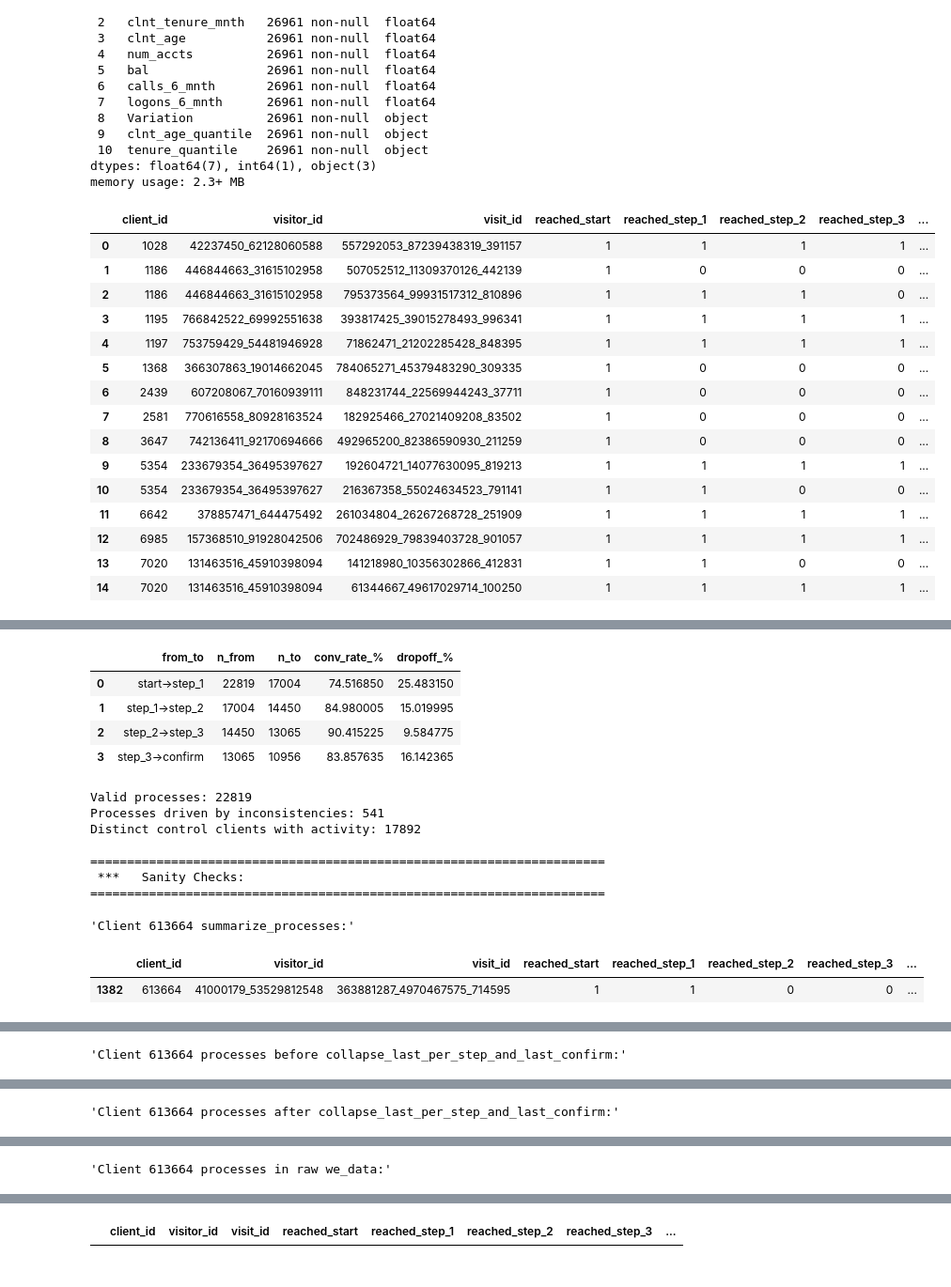
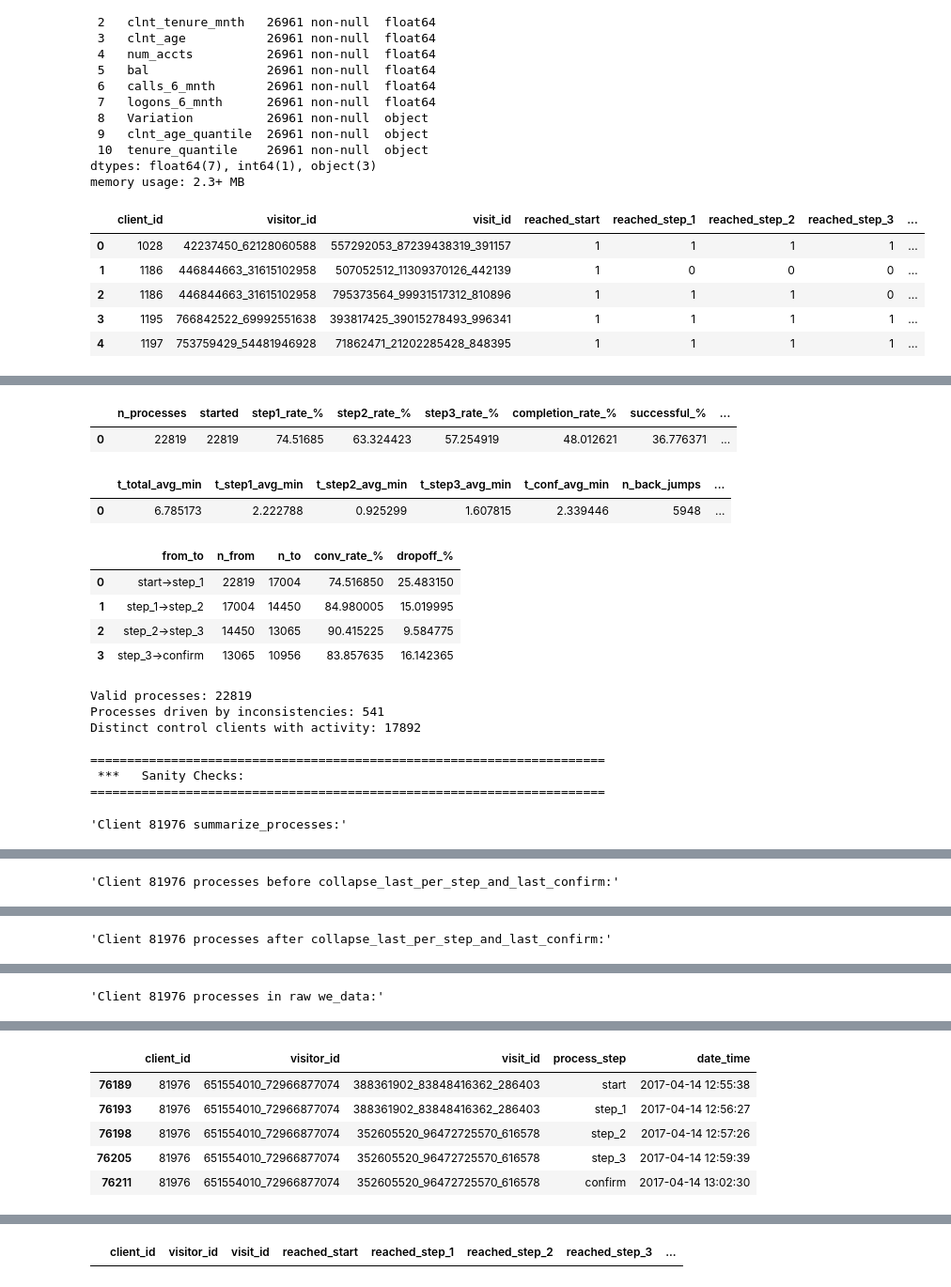
Before and after one commit to luispabloaiello-da/vanguard_project, a Jupyter notebook: notebooks/vanguard_funnel_kpis_.ipynb, the cells around one changed output, grey strips where cells are left out. Shown: that part at 94% size. Cells and saved outputs as stored; diff of their text form; code cells hidden in the pictures.

```diff
--- a/notebooks/vanguard_funnel_kpis_.ipynb
+++ b/notebooks/vanguard_funnel_kpis_.ipynb
@@ -228,15 +228,16 @@ def kpis_from_processes(proc: pd.DataFrame) -> pd.DataFrame:
         'completed_with_errors_%'   : 100*(d['outcome'].eq('completed_with_errors').sum())/denom,
         'fail%'                     : 100*(d['outcome'].eq('fail').sum())/denom,
         't_total_avg_min'   : float(np.nanmean(d['t_total'])),
-        't_total_median_min'   : float(np.nanmedian(d['t_total'])),
+        # 't_total_median_min'   : float(np.nanmedian(d['t_total'])),
         't_step1_avg_min'   : float(np.nanmean(d['t_start_step1'])),
-        't_step1_median_min'   : float(np.nanmedian(d['t_start_step1'])),
+        # 't_step1_median_min'   : float(np.nanmedian(d['t_start_step1'])),
         't_step2_avg_min'   : float(np.nanmean(d['t_step1_step2'])),
-        't_step2_median_min'   : float(np.nanmedian(d['t_step1_step2'])),
+        # 't_step2_median_min'   : float(np.nanmedian(d['t_step1_step2'])),
         't_step3_avg_min'   : float(np.nanmean(d['t_step2_step3'])),
-        't_step3_median_min'   : float(np.nanmedian(d['t_step2_step3'])),
+        # 't_step3_median_min'   : float(np.nanmedian(d['t_step2_step3'])),
         't_conf_avg_min'    : float(np.nanmean(d['t_step3_conf'])),
-        't_conf_median_min'    : float(np.nanmedian(d['t_step3_conf'])),
+        # 't_conf_median_min'    : float(np.nanmedian(d['t_step3_conf'])),
+        'n_back_jumps'       : int(d['n_back_jumps'].sum()),
         'avg_back_jumps'       : float(d['n_back_jumps'].mean())
     }
     return pd.DataFrame([kpis])
@@ -342,8 +343,12 @@ proc_control_clean = set_negative_to_nan(proc_control_clean)
 kpis_control = kpis_from_processes(proc_control_clean)                        # KPIs
 dropoff_control = step_dropoff_table(proc_control_clean)
 
-display(proc_control_clean.head(15))
-display(kpis_control)
+display(proc_control_clean[['client_id', 'visitor_id', 'visit_id','reached_start','reached_step_1', 'reached_step_2', 'reached_step_3', 'reached_confirm','completed']].head(5))
+display(proc_control_clean[['client_id', 'visitor_id', 'visit_id','t_start_step1', 't_step1_step2', 't_step2_step3','t_step3_conf', 't_total', 'n_back_jumps', 'outcome']].head(5))
+# display(proc_control_clean.head(15))
+display(kpis_control[['n_processes', 'started', 'step1_rate_%', 'step2_rate_%','step3_rate_%', 'completion_rate_%', 'successful_%', 'completed_with_errors_%', 'fail%']])
+display(kpis_control[['t_total_avg_min', 't_step1_avg_min', 't_step2_avg_min', 't_step3_avg_min','t_conf_avg_min', 'n_back_jumps', 'avg_back_jumps']])
+# display(kpis_control)
 display(dropoff_control)
 
 print("Valid processes:", len(proc_control_clean))
@@ -357,42 +362,32 @@ print("Distinct control clients with activity:", proc_control_clean['client_id']
 proc_control_clean.to_csv(config['output_data']['file8'], index=False, sep=",", encoding="utf-8")
 proc_control_anomalies.to_csv(config['output_data']['file10'], index=False, sep=",", encoding="utf-8")
 
 print(f'\n======================================================================')
 print(f' ***   Sanity Checks:')
 print(f'======================================================================')
 
-client_id=[613664]
-# client_id=[4079649, 4033851, 5305116, 1028, 69255]
+client_id=[81976]
+# client_id=[4079649, 4033851, 5305116, 1028, 69255, 613664, 21970, 81976]
 
 for id in (client_id):
       display(f"Client {id} summarize_processes:",
             proc_control_clean[proc_control_clean['client_id'] == id])
 
       display(f"Client {id} processes before collapse_last_per_step_and_last_confirm:",
             wf[wf['client_id'] == id])
 
       display(f"Client {id} processes after collapse_last_per_step_and_last_confirm:",
             wf2[wf2['client_id'] == id].sort_values(by=['date_time'],ascending=True))
 
       # display(f"Client {id} processes:",
       #       proc_control_clean[proc_control_clean['client_id']==id][KEY+['completed','n_back_jumps','outcome','t_total']])
 
       display(f"Client {id} processes in raw we_data:",
             df_web_data_control[df_web_data_control['client_id'] == id].sort_values(by='date_time'))
 # %% [output]
 |  | client_id | visitor_id | visit_id | reached_start | reached_step_1 | reached_step_2 | reached_step_3 | ... |
 | 0 | 1028 | 42237450_62128060588 | 557292053_87239438319_391157 | 1 | 1 | 1 | 1 | ... |
 | 1 | 1186 | 446844663_31615102958 | 507052512_11309370126_442139 | 1 | 0 | 0 | 0 | ... |
 | 2 | 1186 | 446844663_31615102958 | 795373564_99931517312_810896 | 1 | 1 | 1 | 0 | ... |
 | 3 | 1195 | 766842522_69992551638 | 393817425_39015278493_996341 | 1 | 1 | 1 | 1 | ... |
 | 4 | 1197 | 753759429_54481946928 | 71862471_21202285428_848395 | 1 | 1 | 1 | 1 | ... |
-| 5 | 1368 | 366307863_19014662045 | 784065271_45379483290_309335 | 1 | 0 | 0 | 0 | ... |
-| 6 | 2439 | 607208067_70160939111 | 848231744_22569944243_37711 | 1 | 0 | 0 | 0 | ... |
-| 7 | 2581 | 770616558_80928163524 | 182925466_27021409208_83502 | 1 | 0 | 0 | 0 | ... |
-| 8 | 3647 | 742136411_92170694666 | 492965200_82386590930_211259 | 1 | 0 | 0 | 0 | ... |
-| 9 | 5354 | 233679354_36495397627 | 192604721_14077630095_819213 | 1 | 1 | 1 | 1 | ... |
-| 10 | 5354 | 233679354_36495397627 | 216367358_55024634523_791141 | 1 | 1 | 0 | 0 | ... |
-| 11 | 6642 | 378857471_644475492 | 261034804_26267268728_251909 | 1 | 1 | 1 | 1 | ... |
-| 12 | 6985 | 157368510_91928042506 | 702486929_79839403728_901057 | 1 | 1 | 1 | 1 | ... |
-| 13 | 7020 | 131463516_45910398094 | 141218980_10356302866_412831 | 1 | 1 | 0 | 0 | ... |
-| 14 | 7020 | 131463516_45910398094 | 61344667_49617029714_100250 | 1 | 1 | 1 | 1 | ... |
@@ -401,8 +400,12 @@ for id in (client_id):
-|  | from_to | n_from | n_to | conv_rate_% | dropoff_% |
-| 0 | start→step_1 | 22819 | 17004 | 74.516850 | 25.483150 |
-| 1 | step_1→step_2 | 17004 | 14450 | 84.980005 | 15.019995 |
-| 2 | step_2→step_3 | 14450 | 13065 | 90.415225 | 9.584775 |
-| 3 | step_3→confirm | 13065 | 10956 | 83.857635 | 16.142365 |
+|  | n_processes | started | step1_rate_% | step2_rate_% | step3_rate_% | completion_rate_% | successful_% | ... |
+| 0 | 22819 | 22819 | 74.51685 | 63.324423 | 57.254919 | 48.012621 | 36.776371 | ... |
+|  | t_total_avg_min | t_step1_avg_min | t_step2_avg_min | t_step3_avg_min | t_conf_avg_min | n_back_jumps | ... |
+| 0 | 6.785173 | 2.222788 | 0.925299 | 1.607815 | 2.339446 | 5948 | ... |
+|  | from_to | n_from | n_to | conv_rate_% | dropoff_% |
+| 0 | start→step_1 | 22819 | 17004 | 74.516850 | 25.483150 |
+| 1 | step_1→step_2 | 17004 | 14450 | 84.980005 | 15.019995 |
+| 2 | step_2→step_3 | 14450 | 13065 | 90.415225 | 9.584775 |
+| 3 | step_3→confirm | 13065 | 10956 | 83.857635 | 16.142365 |
 Valid processes: 22819
 Processes driven by inconsistencies: 541
 Distinct control clients with activity: 17892
@@ -410,6 +413,4 @@ Distinct control clients with activity: 17892
 ======================================================================
  ***   Sanity Checks:
 ======================================================================
-'Client 613664 summarize_processes:'
+'Client 81976 summarize_processes:'
-|  | client_id | visitor_id | visit_id | reached_start | reached_step_1 | reached_step_2 | reached_step_3 | ... |
-| 1382 | 613664 | 41000179_53529812548 | 363881287_4970467575_714595 | 1 | 1 | 0 | 0 | ... |
@@ -416 +419 @@ Distinct control clients with activity: 17892
-'Client 613664 processes before collapse_last_per_step_and_last_confirm:'
+'Client 81976 processes before collapse_last_per_step_and_last_confirm:'
@@ -425 +426 @@ Distinct control clients with activity: 17892
-'Client 613664 processes after collapse_last_per_step_and_last_confirm:'
+'Client 81976 processes after collapse_last_per_step_and_last_confirm:'
@@ -434 +433 @@ Distinct control clients with activity: 17892
-'Client 613664 processes in raw we_data:'
+'Client 81976 processes in raw we_data:'
@@ -443 +434,7 @@ Distinct control clients with activity: 17892
+|  | client_id | visitor_id | visit_id | process_step | date_time |
+| 76189 | 81976 | 651554010_72966877074 | 388361902_83848416362_286403 | start | 2017-04-14 12:55:38 |
+| 76193 | 81976 | 651554010_72966877074 | 388361902_83848416362_286403 | step_1 | 2017-04-14 12:56:27 |
+| 76198 | 81976 | 651554010_72966877074 | 352605520_96472725570_616578 | step_2 | 2017-04-14 12:57:26 |
+| 76205 | 81976 | 651554010_72966877074 | 352605520_96472725570_616578 | step_3 | 2017-04-14 12:59:39 |
+| 76211 | 81976 | 651554010_72966877074 | 352605520_96472725570_616578 | confirm | 2017-04-14 13:02:30 |
 # %%
```
Also changed, not shown: parts of 3 cells of this notebook, 7 other files.
